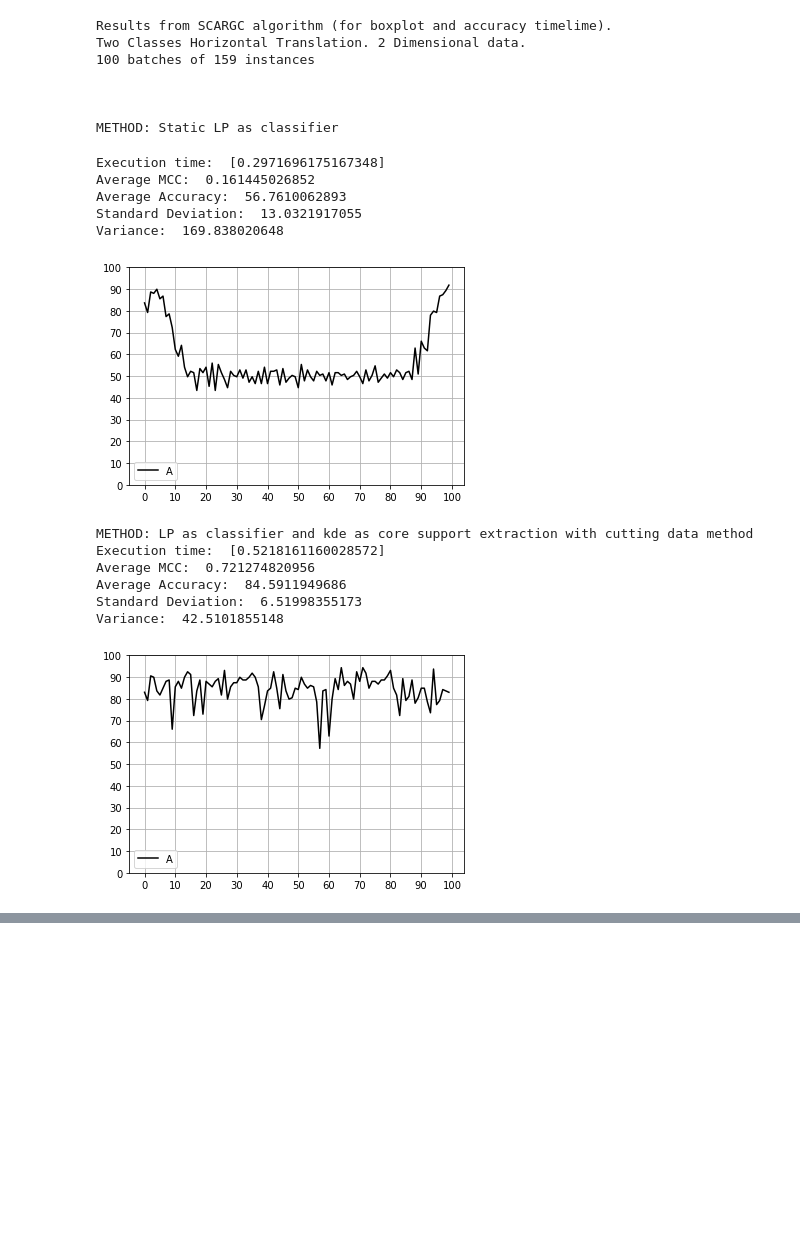
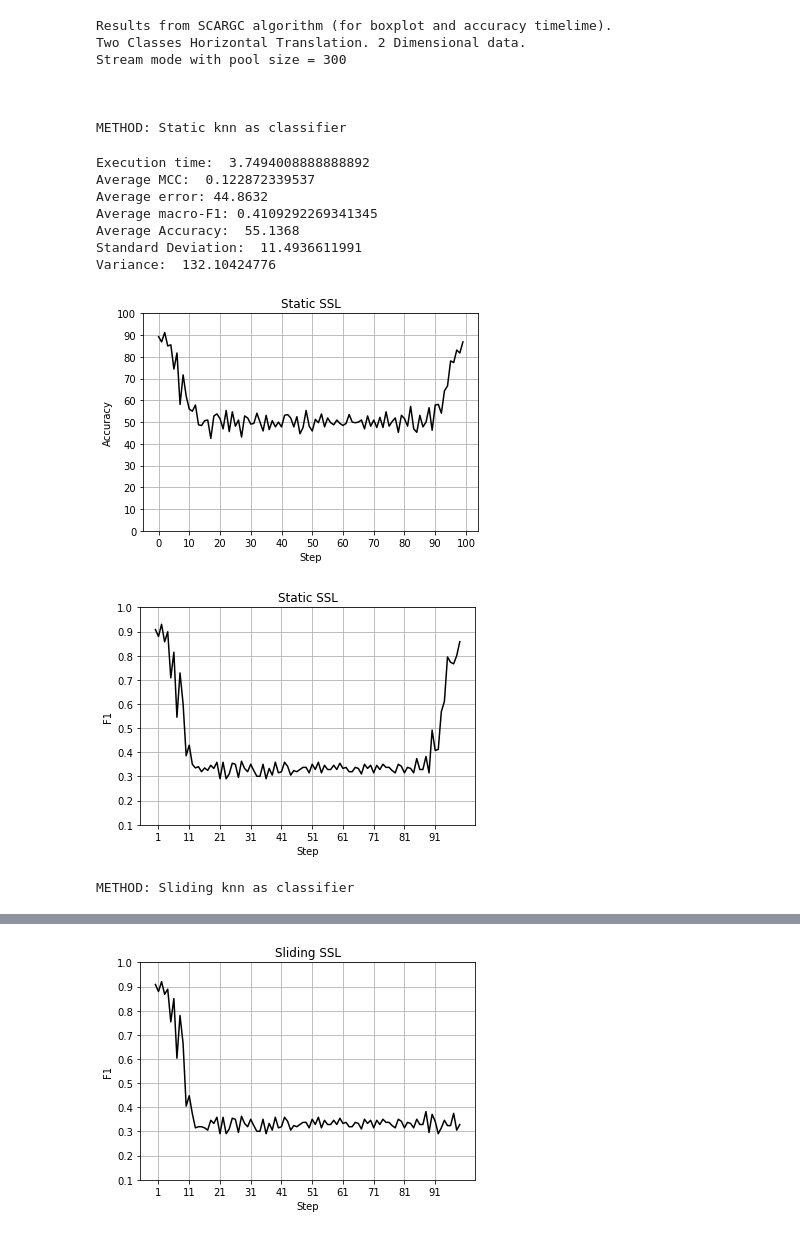
Before and after one commit to raulsenaferreira/Systems-Engineering, a Jupyter notebook: Dissertation/experiments/Datasets benchmarking/sinthetic/STREAM_MODE/Two_Classes_Horizontal_Translation_2D-STREAM.ipynb, the cells around one changed output, grey strips where cells are left out. Saved outputs shown, nothing was run; the diff lists cells and outputs as text; code cells hidden in the pictures; blank space fills up the shorter version.

Commit message:
stream results

```diff
--- a/Dissertation/experiments/Datasets benchmarking/sinthetic/STREAM_MODE/Two_Classes_Horizontal_Translation_2D-STREAM.ipynb
+++ b/Dissertation/experiments/Datasets benchmarking/sinthetic/STREAM_MODE/Two_Classes_Horizontal_Translation_2D-STREAM.ipynb
@@ -6,12 +6,14 @@ os.chdir(Path(os.getcwd()).resolve().parents[3])
 
 import setup
 from methods import runExperiments
-from methods import static_labelpropagation
+from methods import static_classifier
 from methods import amanda_dynamic
 from methods import amanda_fixed
 from methods import incremental_LN
 from methods import deslizante_LN
 from methods import scargc_1NN
+import numpy as np
+
 
 
 class Experiment():
@@ -21,6 +23,33 @@ class Experiment():
         self.densityFunction=densityFunction
         self.excludingPercentage = excludingPercentage
         self.K_variation = K
+
+
+def accSCARGC(path, sep, key, steps):
+    resultsSCARGC_1, resultsSCARGC_2 = setup.loadSCARGCBoxplotResults(path, sep)
+    results = resultsSCARGC_1[key]
+    res = [ results[i::steps] for i in range(steps) ]
+    arrAcc = []
+    for i in range(steps):
+        arrAcc.append(sum(res[i])/len(res[i])*100)
+    return arrAcc, results
+
+
+#only for binary classification
+def labelSCARGC(resultsSCARGC, true_labels):
+    predictions = []
+    true_labels = np.array(true_labels)
+    true_labels = true_labels.flatten()
+    #print(true_labels)
+    for i in range(len(true_labels)):
+        if resultsSCARGC[i] == 1:
+            predictions.append(true_labels[i])
+        else:
+            if true_labels[i] == 0:
+                predictions.append(1)
+            else:
+                predictions.append(0)
+    return predictions
 
 
 def main():
@@ -34,63 +63,65 @@ def main():
     path = os.getcwd()+sep+'data'+sep
 
     # SETTINGS
-    sslClassifier = 'lp' # lp = label propagation, rf = random forests, cl = cluster and label, knn = k-nn, svm = svm
+    sslClassifier = 'knn' # lp = label propagation, rf = random forests, cl = cluster and label, knn = k-nn, svm = svm
     steps = 100
     poolSize = 300
     isBatchMode = False # False = Stream
     isBinaryClassification = True
     isImbalanced = False
-    externalResults = {}
+    externalResults = []
 
     # Load dataset
     dataValues, dataLabels, description = setup.load2CHT(path, sep)
 
     # Only 5% of initial labeled data - Extreme verification latency scenario
     labeledData = 50 #int(0.05*len(dataLabels))
 
     # Static SSL
-    experiments[0] = Experiment(static_labelpropagation, 6, clfName=sslClassifier)
+    experiments[0] = Experiment(static_classifier, 12, clfName=sslClassifier)
 
     # Sliding SSL
-    experiments[1] = Experiment(deslizante_LN, 6, clfName=sslClassifier)
+    experiments[1] = Experiment(deslizante_LN, 12, clfName=sslClassifier)
 
     # Incremental SSL
-    experiments[2] = Experiment(incremental_LN, 6, clfName=sslClassifier)
+    experiments[2] = Experiment(incremental_LN, 12, clfName=sslClassifier)
 
     # Proposed Method 1 (AMANDA - Fixed core extraction percentage)
-    experiments[3] = Experiment(amanda_fixed, 6, 0.7, "kde", sslClassifier)
+    experiments[3] = Experiment(amanda_fixed, 12, 0.9, "kde", sslClassifier)
 
     # Proposed method 2 (AMANDA - Dynamic core extraction percentage)
-    experiments[4] = Experiment(amanda_dynamic, 6, None, "kde", sslClassifier)
+    experiments[4] = Experiment(amanda_dynamic, 4, None, "kde", sslClassifier)
 
     # SCARGC 1NN (Python version)
-    experiments[5] = Experiment(scargc_1NN, 5)
+    #experiments[5] = Experiment(scargc_1NN, 5)
+    arrAccSCARGC, predictionsSCARGC = accSCARGC(path, sep, '2CHT', steps)
+    #predictionsSCARGC = labelSCARGC(predictionsSCARGC, dataLabels[labeledData:])
+    arrPredictionsSCARGC = [ predictionsSCARGC[i::steps] for i in range(steps) ]
+    externalResults.append({"name":"SCARGC", "predictions":arrPredictionsSCARGC, "accuracies":arrAccSCARGC, "time":2.344103})
 
     # Run experiments
     runExperiments.run(dataValues, dataLabels, description, isBinaryClassification, isImbalanced,
                        experiments, steps, labeledData, isBatchMode, poolSize, externalResults)
 
 
+
 if __name__ == "__main__":
     main()
 # %% [output]
 Results from SCARGC algorithm (for boxplot and accuracy timelime).
 Two Classes Horizontal Translation. 2 Dimensional data.
-100 batches of 159 instances
+Stream mode with pool size = 300
 
 
 
-METHOD: Static LP as classifier
+METHOD: Static knn as classifier
-Execution time:  [0.2971696175167348]
-Average MCC:  0.161445026852
-Average Accuracy:  56.7610062893
-Standard Deviation:  13.0321917055
-Variance:  169.838020648
+Execution time:  3.7494008888888892
+Average MCC:  0.122872339537
+Average error: 44.8632
+Average macro-F1: 0.4109292269341345
+Average Accuracy:  55.1368
+Standard Deviation:  11.4936611991
+Variance:  132.10424776
-[figure, old version]
+[figure, new version]
+[figure, new version]
-METHOD: LP as classifier and kde as core support extraction with cutting data method
-Execution time:  [0.5218161160028572]
-Average MCC:  0.721274820956
-Average Accuracy:  84.5911949686
-Standard Deviation:  6.51998355173
-Variance:  42.5101855148
+METHOD: Sliding knn as classifier
-[figure, old version]
@@ -102,0 +136 @@ Variance:  6.73479350074
+[figure, new version]
```
Also changed, not shown: parts of 1 cell of this notebook, 26 other files.
